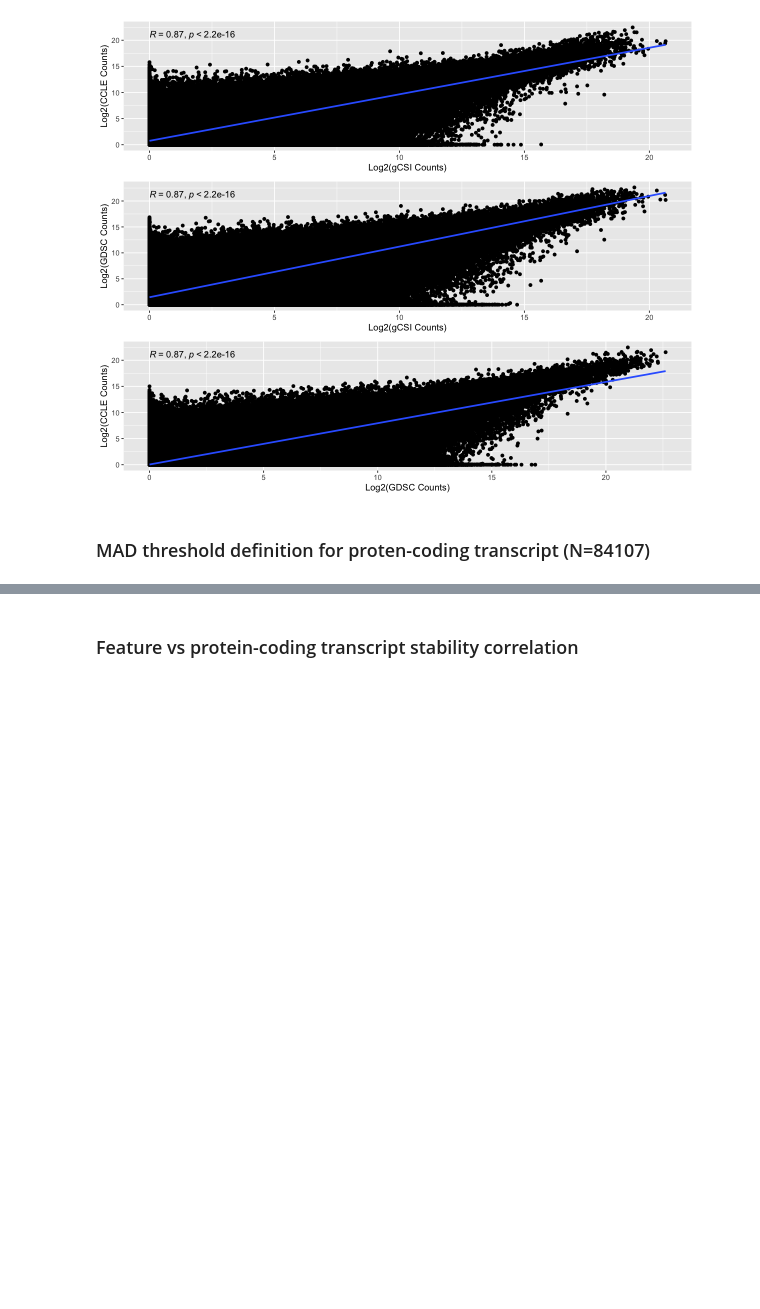
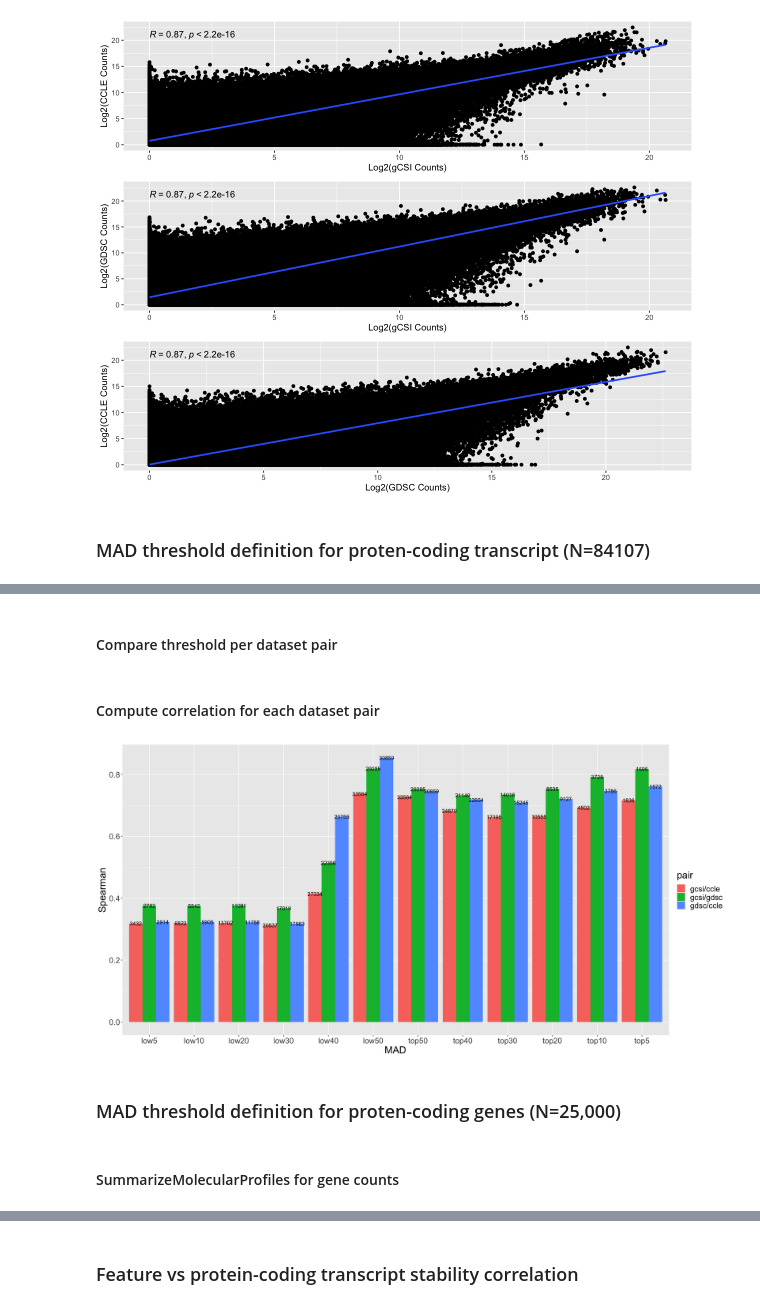
Before and after one commit to anthfm/TranscriptML, a Jupyter notebook: transcript_ML.R.ipynb, the cells around one changed output, grey strips where cells are left out. Drawn from its saved outputs; the diff is of its cells as text; code cells hidden in the pictures; blank space fills up the shorter version.

```diff
--- a/transcript_ML.R.ipynb
+++ b/transcript_ML.R.ipynb
@@ -187,0 +261,30 @@ qplot(as.vector(t(expr_gcsi_p)), y = as.vector(t(expr_ccle_p)), xlab = "Log2(gCS
+# %%
+gcsi_threshold <- mad_threshold(dataset = "gcsi", percentiles = percent)
+ccle_threshold <- mad_threshold(dataset = "ccle", percentiles = percent)
+gdsc_threshold <- mad_threshold(dataset = "gdsc", percentiles = percent)
+# %% [markdown]
+#### Compare threshold per dataset pair
+# %%
+gcsi_ccle <- compare_threshold(dataset1 = gcsi_threshold, dataset2 = ccle_threshold, percentiles = percent)
+gcsi_gdsc <- compare_threshold(dataset1 = gcsi_threshold, dataset2 = gdsc_threshold, percentiles = percent)
+gdsc_ccle <- compare_threshold(dataset1 = gdsc_threshold, dataset2 = ccle_threshold, percentiles = percent)
+# %% [markdown]
+#### Compute correlation for each dataset pair
+# %%
+gcsi_ccle_corr <- computeCorr(gcsi_ccle, percentiles = percent, pair1 = "gcsi", pair2 = "ccle", pair1_df = expr_gcsi_p, pair2_df = expr_ccle_p)
+gcsi_gdsc_corr <- computeCorr(gcsi_gdsc, percentiles = percent, pair1 = "gcsi", pair2 = "gdsc", pair1_df = expr_gcsi_p, pair2_df = expr_gdsc_p)
+gdsc_ccle_corr <- computeCorr(gdsc_ccle, percentiles = percent, pair1 = "gdsc", pair2 = "ccle", pair1_df = expr_gdsc_p, pair2_df = expr_ccle_p)
+# %%
+combined_corr <- rbind(gcsi_ccle_corr, gcsi_gdsc_corr, gdsc_ccle_corr)
+# %%
+options(repr.plot.width=18, repr.plot.height=9)
+level_order <- factor(combined_corr$mad, level = c('low5', 'low10', 'low20', 'low30', 'low40','low50',"top50","top40","top30","top20","top10","top5"))
+ggplot(combined_corr, aes(fill=pair, y=cor, x=level_order)) +
+    geom_bar(position="dodge", stat="identity") + theme(plot.title = element_text(hjust = 0.5, size=5), text = element_text(size=20)) +
+  xlab("MAD")+ylab("Spearman") + geom_text(aes(label=len, group=pair), position=position_dodge(.9), hjust=.5)
+# %% [output]
+[figure, added]
+# %% [markdown]
+### MAD threshold definition for proten-coding genes (N=25,000)
+# %% [markdown]
+#### SummarizeMolecularProfiles for gene counts
```
Also changed, not shown: parts of 21 cells of this notebook.
